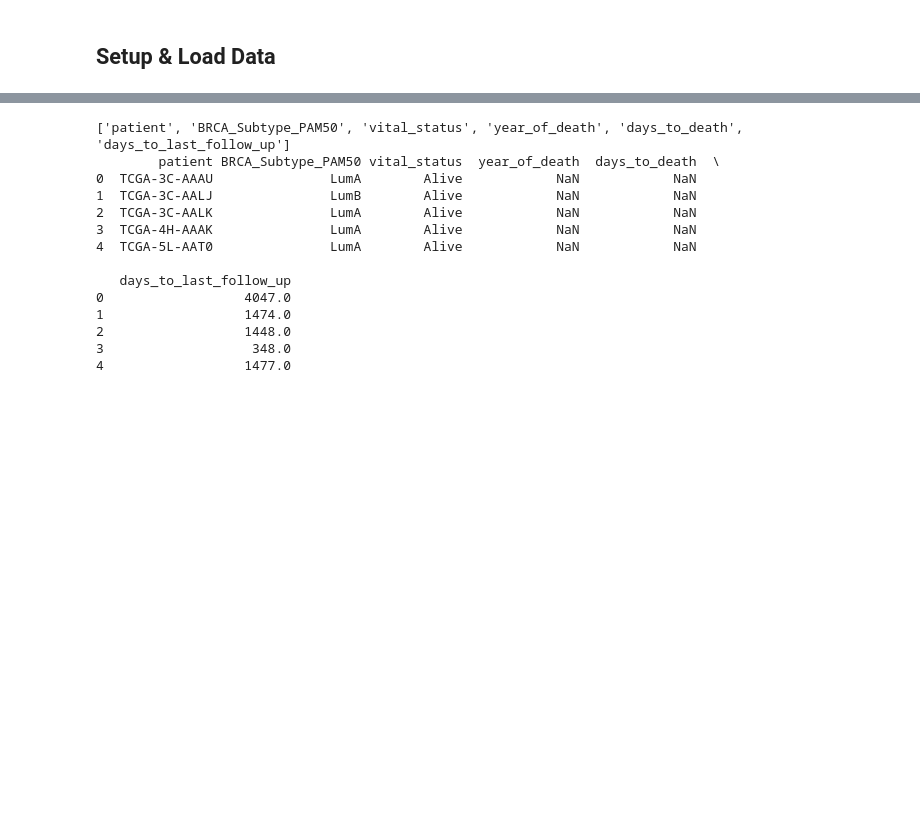
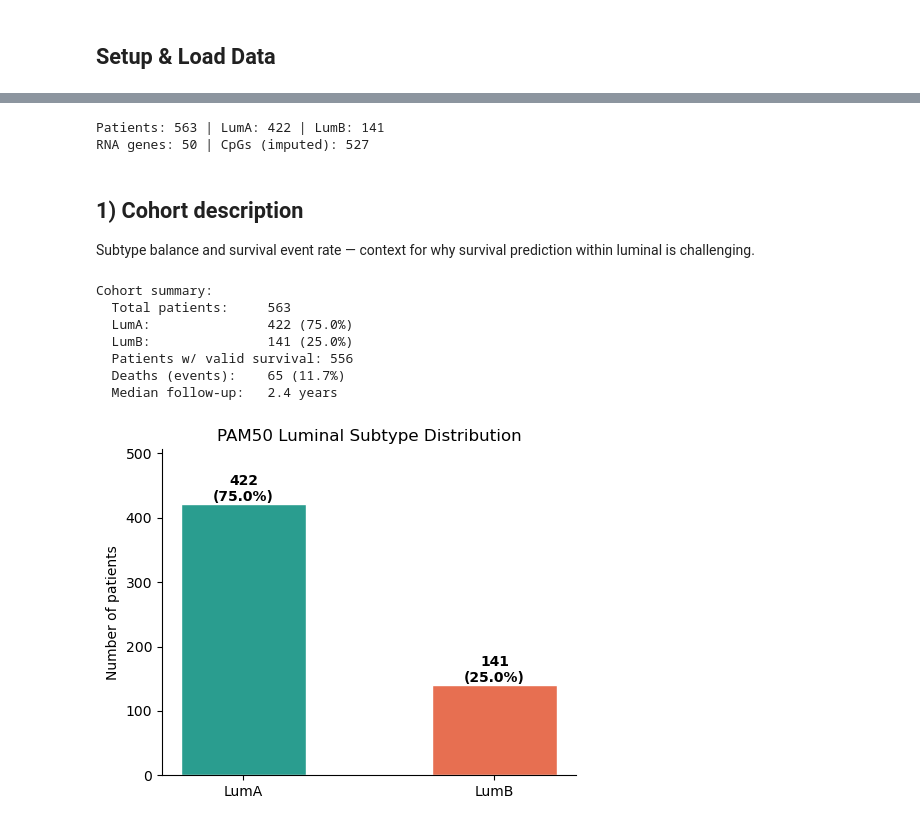
Before and after one commit to 8624fu/semester_project, a Jupyter notebook: notebooks/06b_EDA_Extension.ipynb, the cells around one changed output, grey strips where cells are left out. Saved outputs shown, nothing was run; the diff lists cells and outputs as text; code cells hidden in the pictures; blank space fills up the shorter version.

```diff
--- a/notebooks/06b_EDA_Extension.ipynb
+++ b/notebooks/06b_EDA_Extension.ipynb
@@ -849,19 +11,0 @@ The RNA data (also shows no visible clustering)? and is with a batch R² of 0.01
-# %%
-clinical = pd.read_csv("../data/processed/clinical_luminal_brca.csv")
-print(clinical.columns.tolist())
-print(clinical.head())
-# %% [output]
-['patient', 'BRCA_Subtype_PAM50', 'vital_status', 'year_of_death', 'days_to_death', 'days_to_last_follow_up']
-        patient BRCA_Subtype_PAM50 vital_status  year_of_death  days_to_death  \
-0  TCGA-3C-AAAU               LumA        Alive            NaN            NaN
-1  TCGA-3C-AALJ               LumB        Alive            NaN            NaN
-2  TCGA-3C-AALK               LumA        Alive            NaN            NaN
-3  TCGA-4H-AAAK               LumA        Alive            NaN            NaN
-4  TCGA-5L-AAT0               LumA        Alive            NaN            NaN
-
-   days_to_last_follow_up
-0                  4047.0
-1                  1474.0
-2                  1448.0
-3                   348.0
-4                  1477.0
@@ -867,0 +29,60 @@ print(clinical.head())
+# %%
+rna      = pd.read_csv("../data/processed/rna_pam50.csv").set_index("patient")
+meth     = pd.read_csv("../data/processed/meth_pam50_knn_imputed.csv", index_col=0)
+meth_raw = pd.read_csv("../data/processed/meth_pam50.csv").set_index("patient")
+labels   = pd.read_csv("../data/processed/labels_luminal_brca.csv").set_index("patient")
+cpg_gene = pd.read_csv("../data/processed/cpg_gene_map.csv")
+surv     = pd.read_csv("../data/processed/survival_luminal_clean.csv").set_index("patient")
+
+patients = rna.index.intersection(meth.index).intersection(labels.index)
+rna, meth, labels = rna.loc[patients], meth.loc[patients], labels.loc[patients]
+subtype  = labels["subtype"]
+meth_clean = meth.dropna(axis=1, how="all")
+meth_scaled = StandardScaler().fit_transform(meth_clean)
+
+COLORS = {"LumA": "#2a9d8f", "LumB": "#e76f51"}
+print(f"Patients: {len(patients)} | LumA: {(subtype=='LumA').sum()} | LumB: {(subtype=='LumB').sum()}")
+print(f"RNA genes: {rna.shape[1]} | CpGs (imputed): {meth_clean.shape[1]}")
+# %% [output]
+Patients: 563 | LumA: 422 | LumB: 141
+RNA genes: 50 | CpGs (imputed): 527
+# %% [markdown]
+## 1) Cohort description
+Subtype balance and survival event rate — context for why survival prediction within luminal is challenging.
+# %%
+surv_common = surv.loc[surv.index.intersection(patients)]
+surv_common = surv_common[surv_common["time"].notna() & (surv_common["time"] > 0)].copy()
+surv_common["time_years"] = surv_common["time"] / 365.25
+
+print("Cohort summary:")
+print(f"  Total patients:     {len(patients)}")
+print(f"  LumA:               {(subtype=='LumA').sum()} ({(subtype=='LumA').mean()*100:.1f}%)")
+print(f"  LumB:               {(subtype=='LumB').sum()} ({(subtype=='LumB').mean()*100:.1f}%)")
+print(f"  Patients w/ valid survival: {len(surv_common)}")
+print(f"  Deaths (events):    {int(surv_common['event'].sum())} ({surv_common['event'].mean()*100:.1f}%)")
+print(f"  Median follow-up:   {surv_common['time_years'].median():.1f} years")
+
+# subtype distribution plot
+fig, ax = plt.subplots(figsize=(5, 4))
+counts = subtype.value_counts().loc[["LumA", "LumB"]]
+bars = ax.bar(counts.index, counts.values,
+              color=[COLORS[s] for s in counts.index], width=0.5, edgecolor="white")
+for bar, (s, n) in zip(bars, counts.items()):
+    ax.text(bar.get_x() + bar.get_width()/2, bar.get_height() + 4,
+            f"{n}\n({n/len(patients)*100:.1f}%)", ha="center", fontsize=10, fontweight="bold")
+ax.set_title("PAM50 Luminal Subtype Distribution", fontsize=12)
+ax.set_ylabel("Number of patients")
+ax.set_ylim(0, counts.max() * 1.2)
+ax.spines[["top", "right"]].set_visible(False)
+plt.tight_layout()
+plt.savefig("../results/figures/subtype_distribution.png", dpi=300)
+plt.show()
+# %% [output]
+Cohort summary:
+  Total patients:     563
+  LumA:               422 (75.0%)
+  LumB:               141 (25.0%)
+  Patients w/ valid survival: 556
+  Deaths (events):    65 (11.7%)
+  Median follow-up:   2.4 years
+[figure, added]
```
Also changed, not shown: parts of 71 cells of this notebook.
